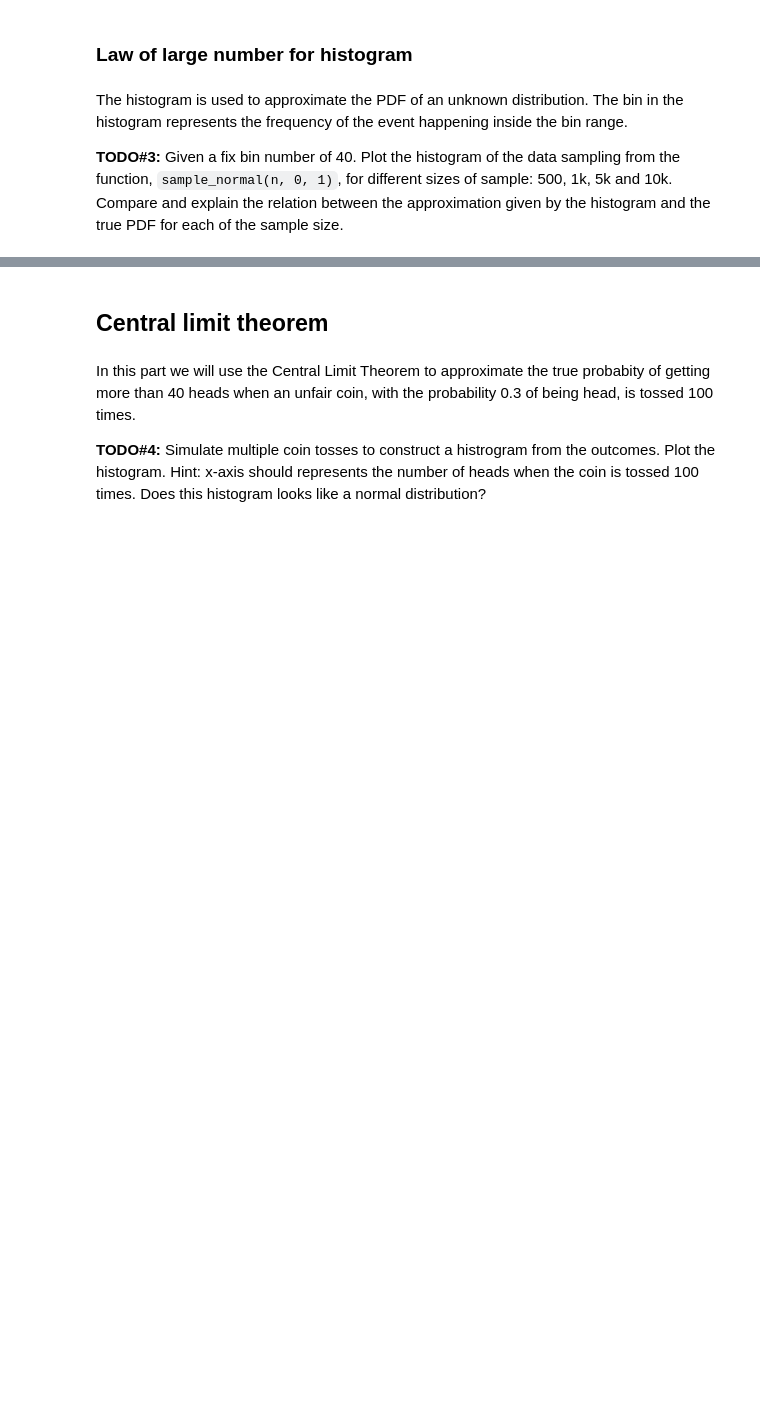
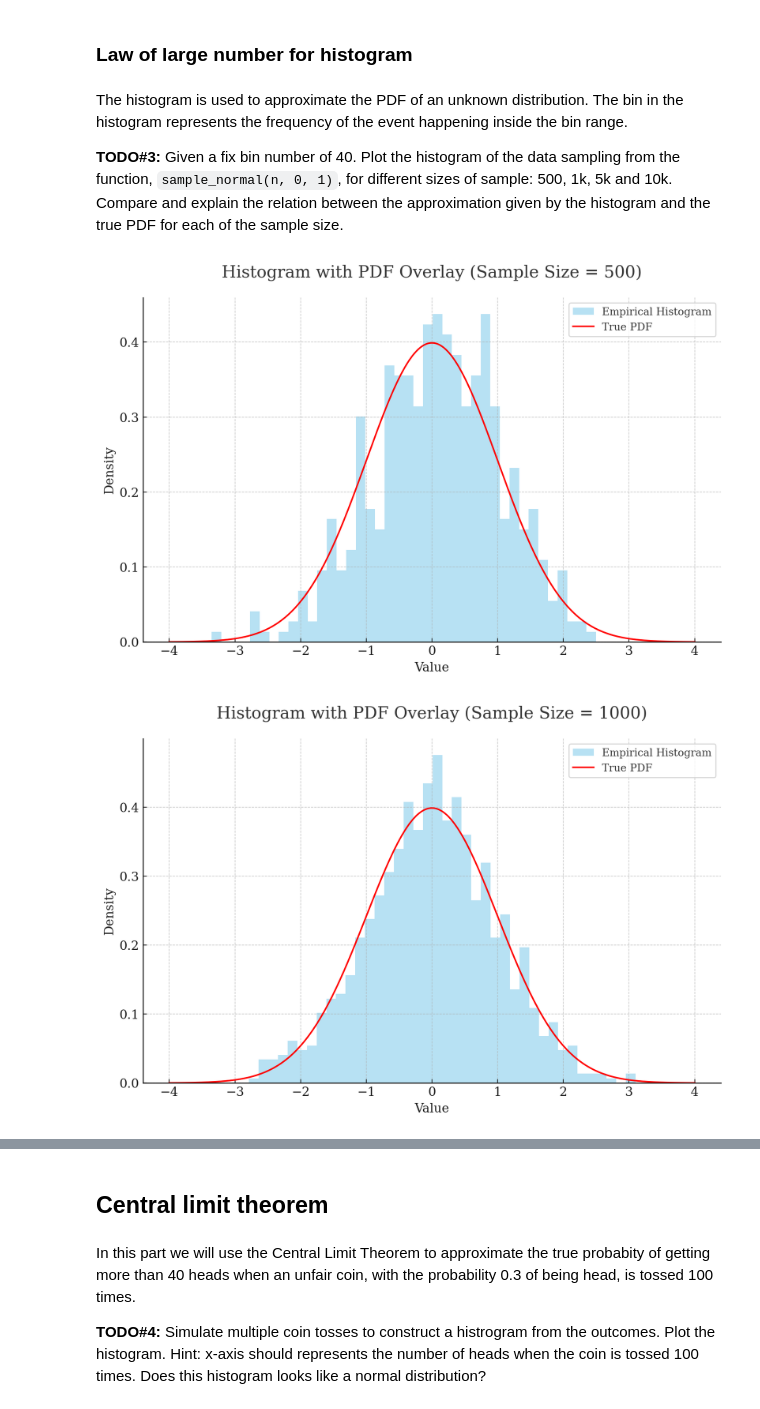
Before and after one commit to pupipatsk/Comp-Eng-Math-II, a Jupyter notebook: assignment/9-Probability/Assingment-9.ipynb, the cells around one changed output, grey strips where cells are left out. Cells and saved outputs as stored; diff of their text form; code cells hidden in the pictures; blank space fills up the shorter version.

```diff
--- a/assignment/9-Probability/Assingment-9.ipynb
+++ b/assignment/9-Probability/Assingment-9.ipynb
@@ -167,3 +171,29 @@ The bin in the histogram represents the frequency of the event happening inside
 
 **TODO#3:** Given a fix bin number of 40. Plot the histogram of the data sampling from the function, `sample_normal(n, 0, 1)`, for different sizes of sample: 500, 1k, 5k and 10k.
 Compare and explain the relation between the approximation given by the histogram and the true PDF for each of the sample size.
+# %%
+def plot_histogram_with_pdf(sample_size, bins=40):
+
+    samples = sample_normal(sample_size=sample_size, mu=0, std=1)
+
+    # Empirical
+    plt.hist(samples, bins=bins, density=True, alpha=0.6, color='skyblue', label='Empirical Histogram')
+
+    # True
+    x = np.linspace(-4, 4, 1000)
+    plt.plot(x, norm.pdf(x, 0, 1), color='red', label='True PDF')
+
+    plt.title(f'Histogram with PDF Overlay (Sample Size = {sample_size})')
+    plt.xlabel("Value")
+    plt.ylabel("Density")
+    plt.legend()
+    plt.show()
+
+
+plot_histogram_with_pdf(sample_size=500)
+plot_histogram_with_pdf(sample_size=1000)
+plot_histogram_with_pdf(sample_size=5000)
+plot_histogram_with_pdf(sample_size=10000)
+# %% [output]
+[figure, added]
+[figure, added]
```
Also changed, not shown: parts of 4 cells of this notebook.
